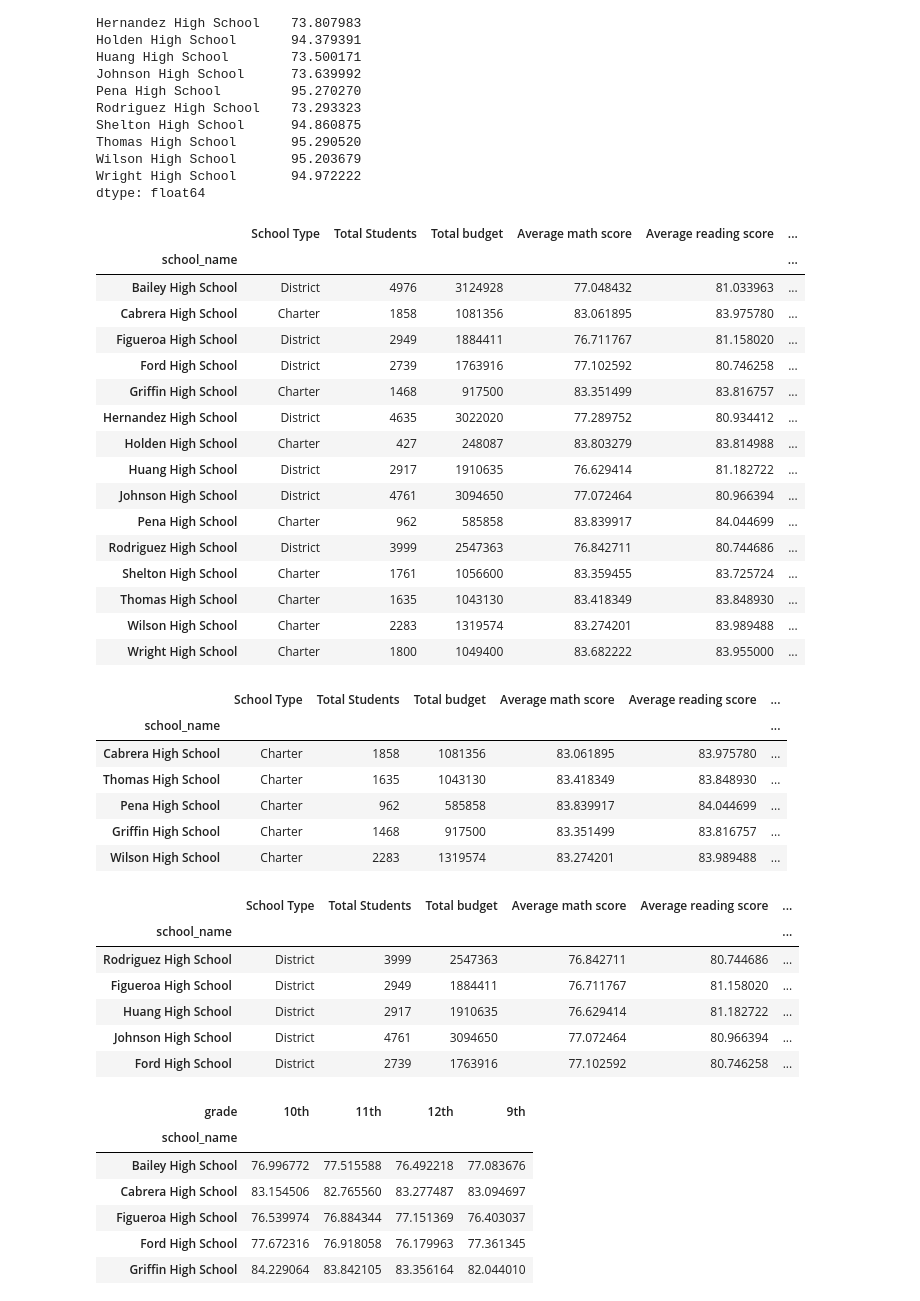
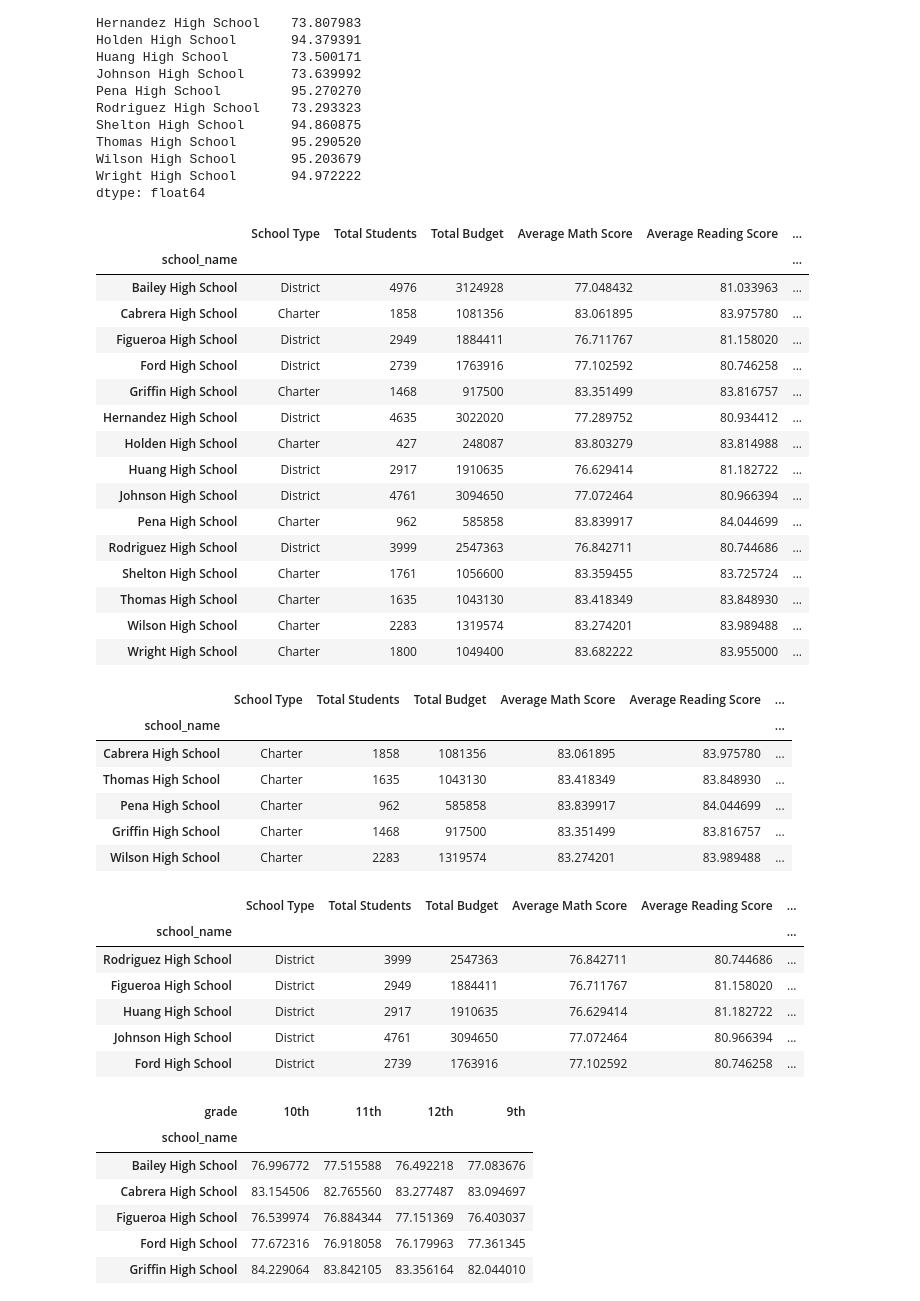
Before and after one commit to data-analyst05/School-Data-Analysis-Pandas, a Jupyter notebook: School-Data-Analysis_jupyter_Notebook.ipynb, the cells around one changed output. Saved outputs shown, nothing was run; the diff lists cells and outputs as text; code cells hidden in the pictures.

Commit message:
School data Analysis with Pandas updates

```diff
--- a/School-Data-Analysis_jupyter_Notebook.ipynb
+++ b/School-Data-Analysis_jupyter_Notebook.ipynb
@@ -413,18 +413,18 @@ dtype: float64
 # %%
 #School Summary DataFrame
 school_summary = pd.DataFrame ({
     "School Type" : school_type,
     "Total Students" : total_student_school,
-    "Total budget" : total_budget_school,
-    "Average math score" : average_math_score_school,
-    "Average reading score" : average_reading_score_school,
-    "% passing math" : percent_passing_math_school,
-    "% passing reading" : percent_passing_reading_school,
-    "% Overall passing" : Overall_passing_rate_school
+    "Total Budget" : total_budget_school,
+    "Average Math Score" : average_math_score_school,
+    "Average Reading Score" : average_reading_score_school,
+    "% Passing Math" : percent_passing_math_school,
+    "% Passing Reading" : percent_passing_reading_school,
+    "% Overall Passing" : Overall_passing_rate_school
 })
 school_summary
 # %% [output]
-|  | School Type | Total Students | Total budget | Average math score | Average reading score | ... |
+|  | School Type | Total Students | Total Budget | Average Math Score | Average Reading Score | ... |
 | school_name |  |  |  |  |  | ... |
 | Bailey High School | District | 4976 | 3124928 | 77.048432 | 81.033963 | ... |
 | Cabrera High School | Charter | 1858 | 1081356 | 83.061895 | 83.975780 | ... |
@@ -443,10 +443,10 @@ school_summary
 | Wright High School | Charter | 1800 | 1049400 | 83.682222 | 83.955000 | ... |
 # %%
 # Highest-Performing School
-top_schools = school_summary.sort_values(by="% Overall passing", ascending=False).head()
+top_schools = school_summary.sort_values(by="% Overall Passing", ascending=False).head()
 top_schools
 # %% [output]
-|  | School Type | Total Students | Total budget | Average math score | Average reading score | ... |
+|  | School Type | Total Students | Total Budget | Average Math Score | Average Reading Score | ... |
 | school_name |  |  |  |  |  | ... |
 | Cabrera High School | Charter | 1858 | 1081356 | 83.061895 | 83.975780 | ... |
 | Thomas High School | Charter | 1635 | 1043130 | 83.418349 | 83.848930 | ... |
@@ -455,10 +455,10 @@ top_schools
 | Wilson High School | Charter | 2283 | 1319574 | 83.274201 | 83.989488 | ... |
 # %%
 # Lowest-Performing Schools
-bottom_schools = school_summary.sort_values(by="% Overall passing").head()
+bottom_schools = school_summary.sort_values(by="% Overall Passing").head()
 bottom_schools
 # %% [output]
-|  | School Type | Total Students | Total budget | Average math score | Average reading score | ... |
+|  | School Type | Total Students | Total Budget | Average Math Score | Average Reading Score | ... |
 | school_name |  |  |  |  |  | ... |
 | Rodriguez High School | District | 3999 | 2547363 | 76.842711 | 80.744686 | ... |
 | Figueroa High School | District | 2949 | 1884411 | 76.711767 | 81.158020 | ... |
```
Also changed, not shown: parts of 10 cells of this notebook, 11 other files.
